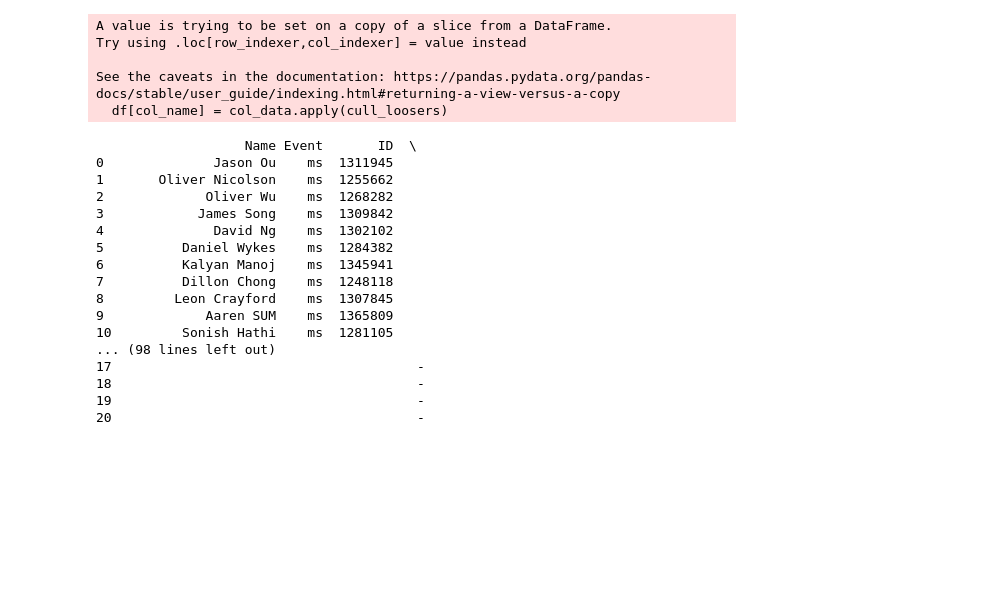
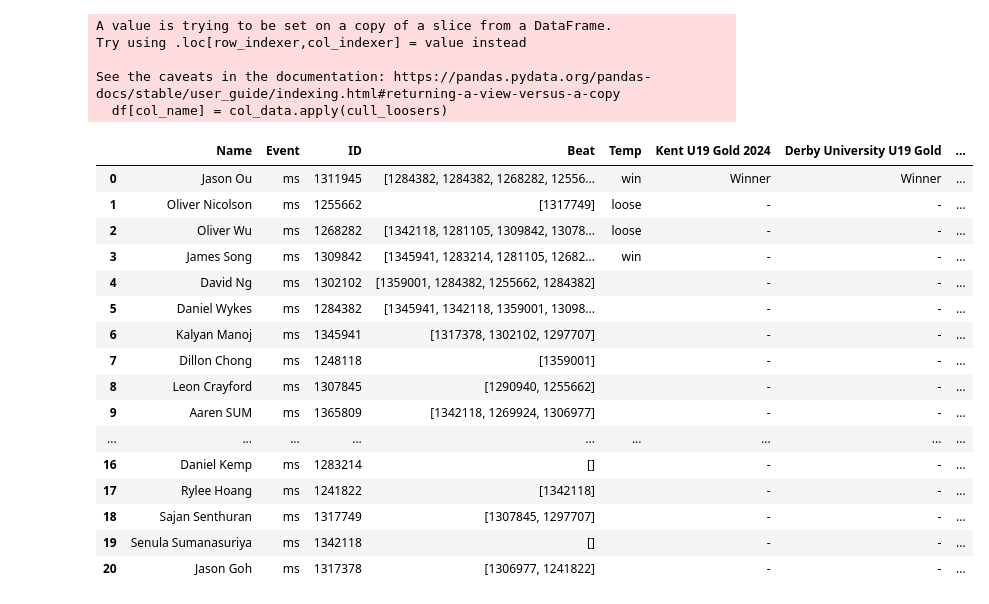
Before and after one commit to HxHuang258/Selection-Tool, a Jupyter notebook: api_test.ipynb, the cells around one changed output. Drawn from its saved outputs; the diff is of its cells as text; code cells hidden in the pictures; blank space fills up the shorter version.

```diff
--- a/api_test.ipynb
+++ b/api_test.ipynb
@@ -11,9 +11,10 @@ pd.set_option('display.max_rows', 900)
 
 bets = BETS()
 criteria = ['U19 Gold','U17 National Championships','U19 National Championships']
-roundRequired = ['Winner','Winner','Winner','Winner']
+roundRequired = ['Winner','SF','Final']
 yongestTournament = 'U16'
 matchData,linksDf = get_tournament_results(bets,criteria,yongestTournament,roundRequired,'16/09/2024')
+matchData
 # R128 ... QF SF Final
 
 
@@ -588,26 +601,26 @@ Try using .loc[row_indexer,col_indexer] = value instead
 
 See the caveats in the documentation: https://pandas.pydata.org/pandas-docs/stable/user_guide/indexing.html#returning-a-view-versus-a-copy
   df[col_name] = col_data.apply(cull_loosers)
-# %%
-print(eventDfList[0])
-# %% [output]
-                   Name Event       ID  \
-0              Jason Ou    ms  1311945
-1       Oliver Nicolson    ms  1255662
-2             Oliver Wu    ms  1268282
-3            James Song    ms  1309842
-4              David Ng    ms  1302102
-5          Daniel Wykes    ms  1284382
-6          Kalyan Manoj    ms  1345941
-7          Dillon Chong    ms  1248118
-8         Leon Crayford    ms  1307845
-9             Aaren SUM    ms  1365809
-10         Sonish Hathi    ms  1281105
-... (98 lines left out)
-17                                       -
-18                                       -
-19                                       -
-20                                       -
+# %%
+eventDfList[0]
+# %% [output]
+|  | Name | Event | ID | Beat | Temp | Kent U19 Gold 2024 | Derby University U19 Gold | ... |
+| 0 | Jason Ou | ms | 1311945 | [1284382, 1284382, 1268282, 12556... | win | Winner | Winner | ... |
+| 1 | Oliver Nicolson | ms | 1255662 | [1317749] | loose | - | - | ... |
+| 2 | Oliver Wu | ms | 1268282 | [1342118, 1281105, 1309842, 13078... | loose | - | - | ... |
+| 3 | James Song | ms | 1309842 | [1345941, 1283214, 1281105, 12682... | win | - | - | ... |
+| 4 | David Ng | ms | 1302102 | [1359001, 1284382, 1255662, 1284382] |  | - | - | ... |
+| 5 | Daniel Wykes | ms | 1284382 | [1345941, 1342118, 1359001, 13098... |  | - | - | ... |
+| 6 | Kalyan Manoj | ms | 1345941 | [1317378, 1302102, 1297707] |  | - | - | ... |
+| 7 | Dillon Chong | ms | 1248118 | [1359001] |  | - | - | ... |
+| 8 | Leon Crayford | ms | 1307845 | [1290940, 1255662] |  | - | - | ... |
+| 9 | Aaren SUM | ms | 1365809 | [1342118, 1269924, 1306977] |  | - | - | ... |
+| ... | ... | ... | ... | ... | ... | ... | ... | ... |
+| 16 | Daniel Kemp | ms | 1283214 | [] |  | - | - | ... |
+| 17 | Rylee Hoang | ms | 1241822 | [1342118] |  | - | - | ... |
+| 18 | Sajan Senthuran | ms | 1317749 | [1307845, 1297707] |  | - | - | ... |
+| 19 | Senula Sumanasuriya | ms | 1342118 | [] |  | - | - | ... |
+| 20 | Jason Goh | ms | 1317378 | [1306977, 1241822] |  | - | - | ... |
 # %%
 targetPlayersDfs = []
 for df in eventDfList:
```
Also changed, not shown: parts of 2 cells of this notebook, 1 other file.
